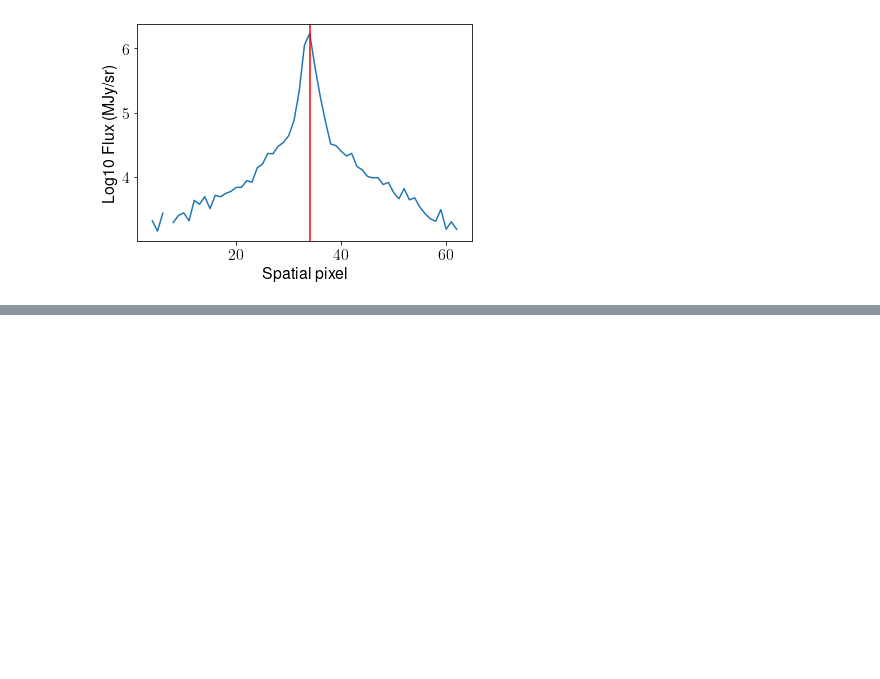
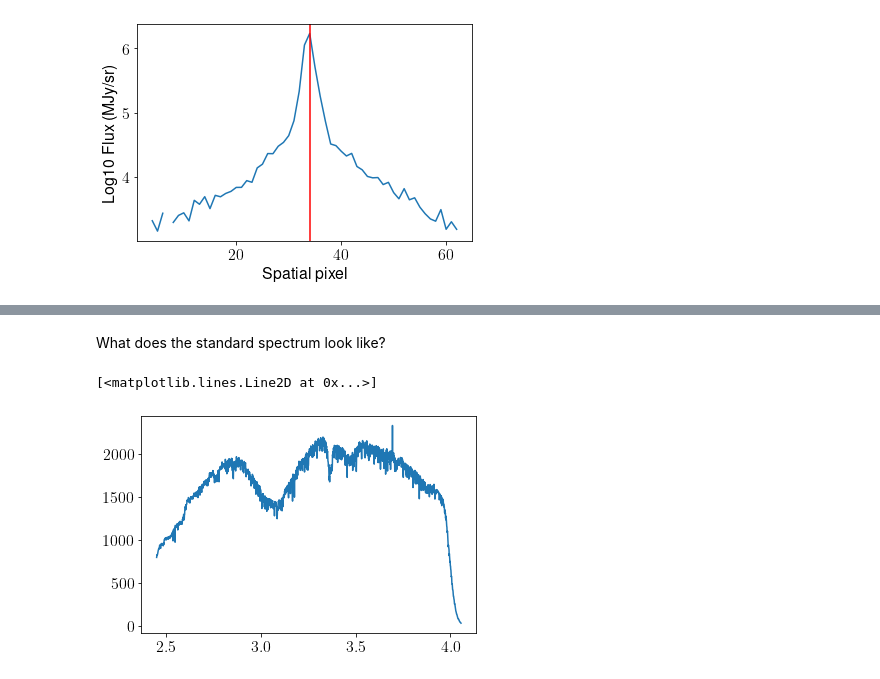
Before and after one commit to cpiaulet/Eureka, a Jupyter notebook: docs/source/hackathon-day2-tutorial.ipynb, the cells around one changed output, grey strips where cells are left out. Saved outputs shown, nothing was run; the diff lists cells and outputs as text; code cells hidden in the pictures; blank space fills up the shorter version.

```diff
--- a/docs/source/hackathon-day2-tutorial.ipynb
+++ b/docs/source/hackathon-day2-tutorial.ipynb
@@ -196,0 +284,24 @@ TBC...
+# %%
+# Select only aperture region
+ap_y1       = int(meta.src_ypos - meta.spec_hw)
+ap_y2       = int(meta.src_ypos + meta.spec_hw)
+dat.apdata      = dat.subdata[:,ap_y1:ap_y2]
+dat.aperr       = dat.suberr [:,ap_y1:ap_y2]
+dat.apmask      = dat.submask[:,ap_y1:ap_y2]
+dat.apbg        = dat.subbg  [:,ap_y1:ap_y2]
+dat.apv0        = dat.subv0  [:,ap_y1:ap_y2]
+
+# Compute median frame
+meta.medsubdata   = np.median(dat.subdata, axis=0)
+meta.medapdata    = np.median(dat.apdata, axis=0)
+# %%
+# Extract standard spectrum and its variance
+dat.stdspec     = np.sum(dat.apdata, axis=1)
+dat.stdvar      = np.sum(dat.aperr**2, axis=1)
+# %% [markdown]
+What does the standard spectrum look like?
+# %%
+plt.plot(dat.subwave[meta.src_ypos], dat.stdspec[0])
+# %% [output]
+[<matplotlib.lines.Line2D at 0x...>]
+[figure, added]
```
Also changed, not shown: parts of 38 cells of this notebook.
